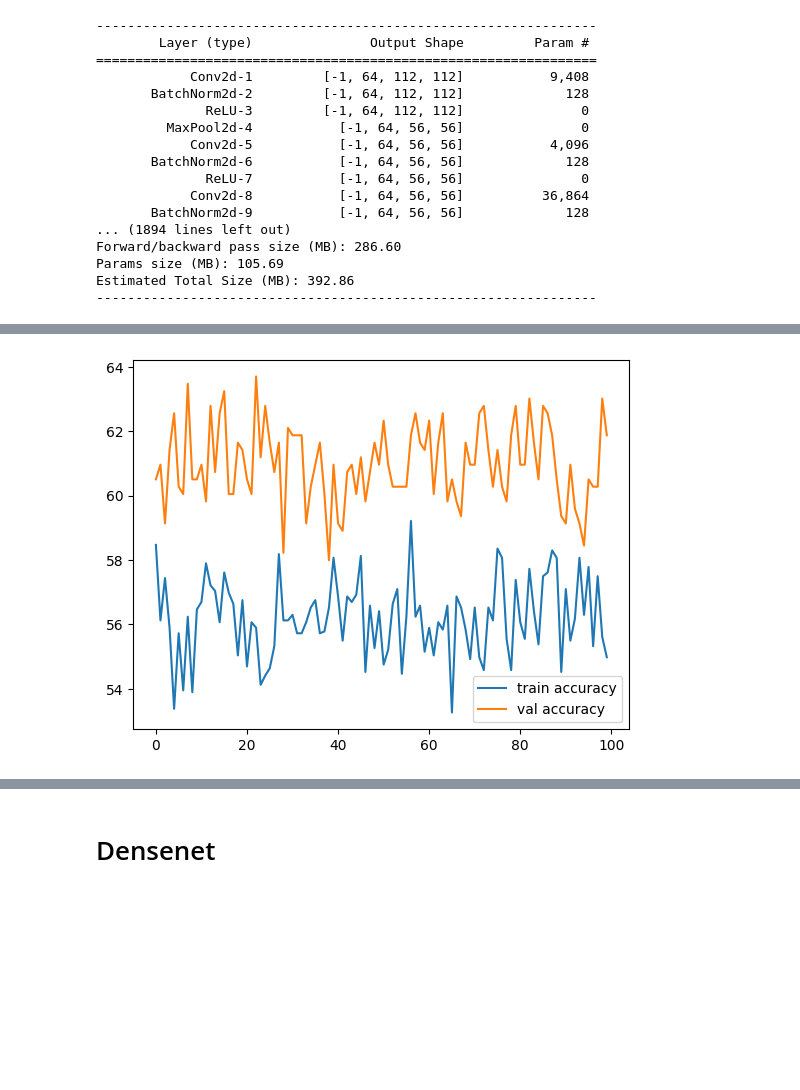
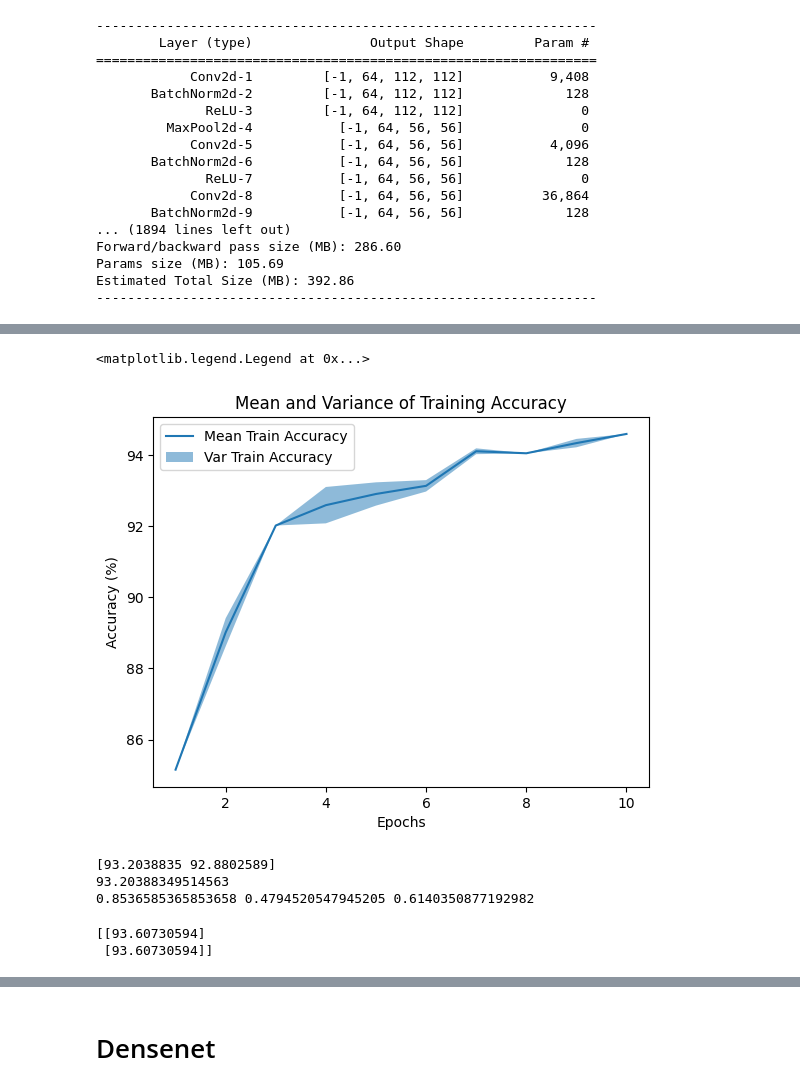
Before and after one commit to rishabh-mondal/AAAI_BK_Paper, a Jupyter notebook: detection_through_torch/compare_model_torch.ipynb, the cells around one changed output, grey strips where cells are left out. Drawn from its saved outputs; the diff is of its cells as text; code cells hidden in the pictures; blank space fills up the shorter version.

```diff
--- a/detection_through_torch/compare_model_torch.ipynb
+++ b/detection_through_torch/compare_model_torch.ipynb
@@ -356,7 +372,12 @@ plt.savefig('train_val_dense_loss.png')
-# %%
-plt.plot(train_accuracies, label='train accuracy')
-plt.plot(val_accuracies, label='val accuracy')
-plt.legend()
-plt.savefig('train_val_dense_accuracy.png')
-# %% [output]
-[figure, removed]
+# %%
+
+# Plot mean and variance for training accuracy
+plt.plot(epochs, mean_train_accuracies, label='Mean Train Accuracy')
+plt.fill_between(epochs, mean_train_accuracies - var_train_accuracies, mean_train_accuracies + var_train_accuracies, alpha=0.5, label='Var Train Accuracy')
+plt.xlabel('Epochs')
+plt.ylabel('Accuracy (%)')
+plt.title('Mean and Variance of Training Accuracy')
+plt.legend()
+# %% [output]
+<matplotlib.legend.Legend at 0x...>
+[figure, added]
@@ -362,0 +388,18 @@ plt.savefig('train_val_dense_accuracy.png')
+# %%
+print(test_accuracies_per_seed)
+#find max values of test accuracy
+max_test_accuracy = np.max(test_accuracies_per_seed)
+print(max_test_accuracy)
+#find the presicion and recall
+from sklearn.metrics import precision_recall_fscore_support
+precision, recall, fscore, support = precision_recall_fscore_support(true_labels, predicted_labels, average='binary')
+print(precision, recall, fscore)
+# %% [output]
+[93.2038835 92.8802589]
+93.20388349514563
+0.8536585365853658 0.4794520547945205 0.6140350877192982
+# %%
+print(val_acc_per_seed)
+# %% [output]
+[[93.60730594]
+ [93.60730594]]
```
Also changed, not shown: parts of 13 cells of this notebook.
